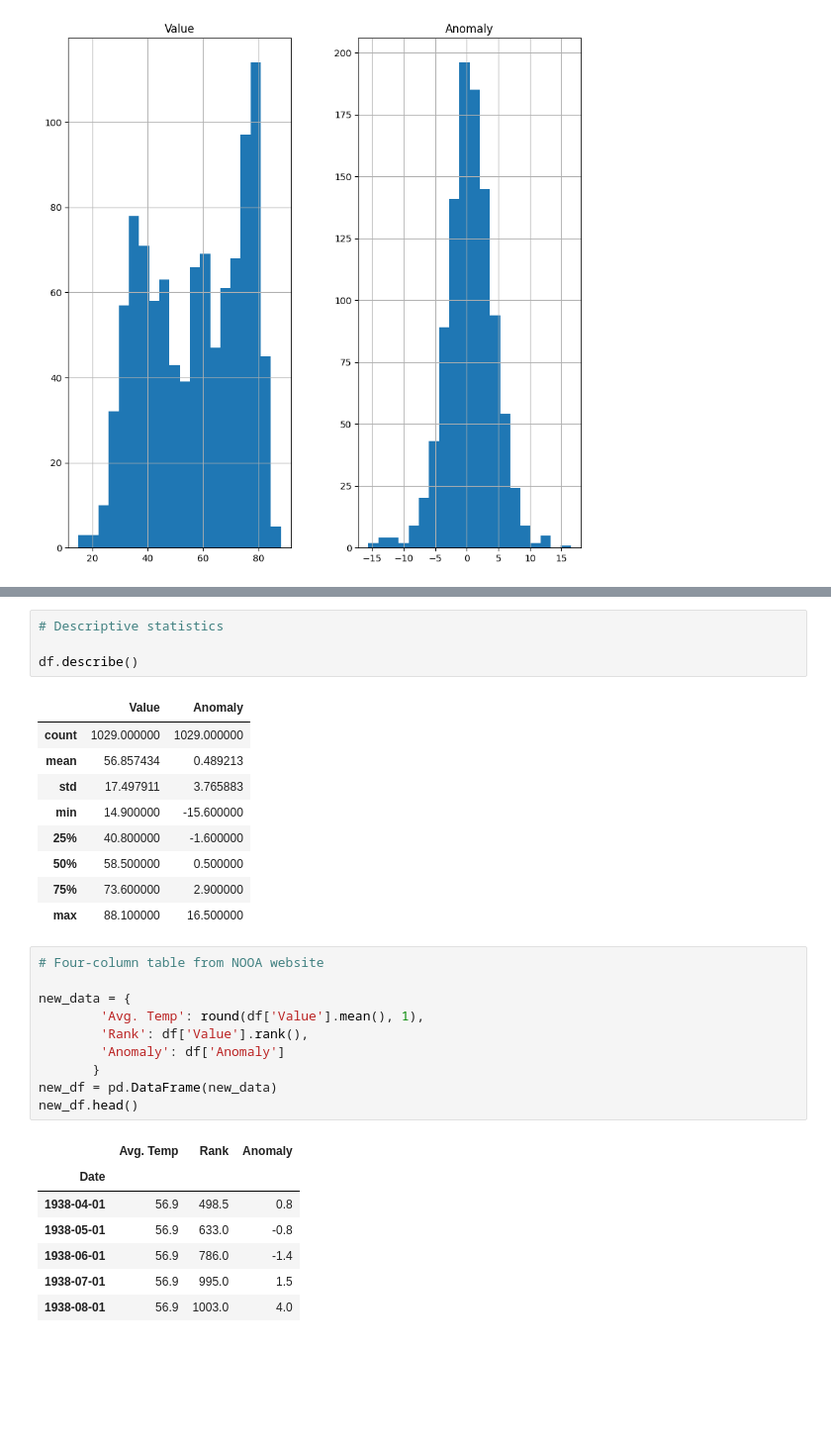
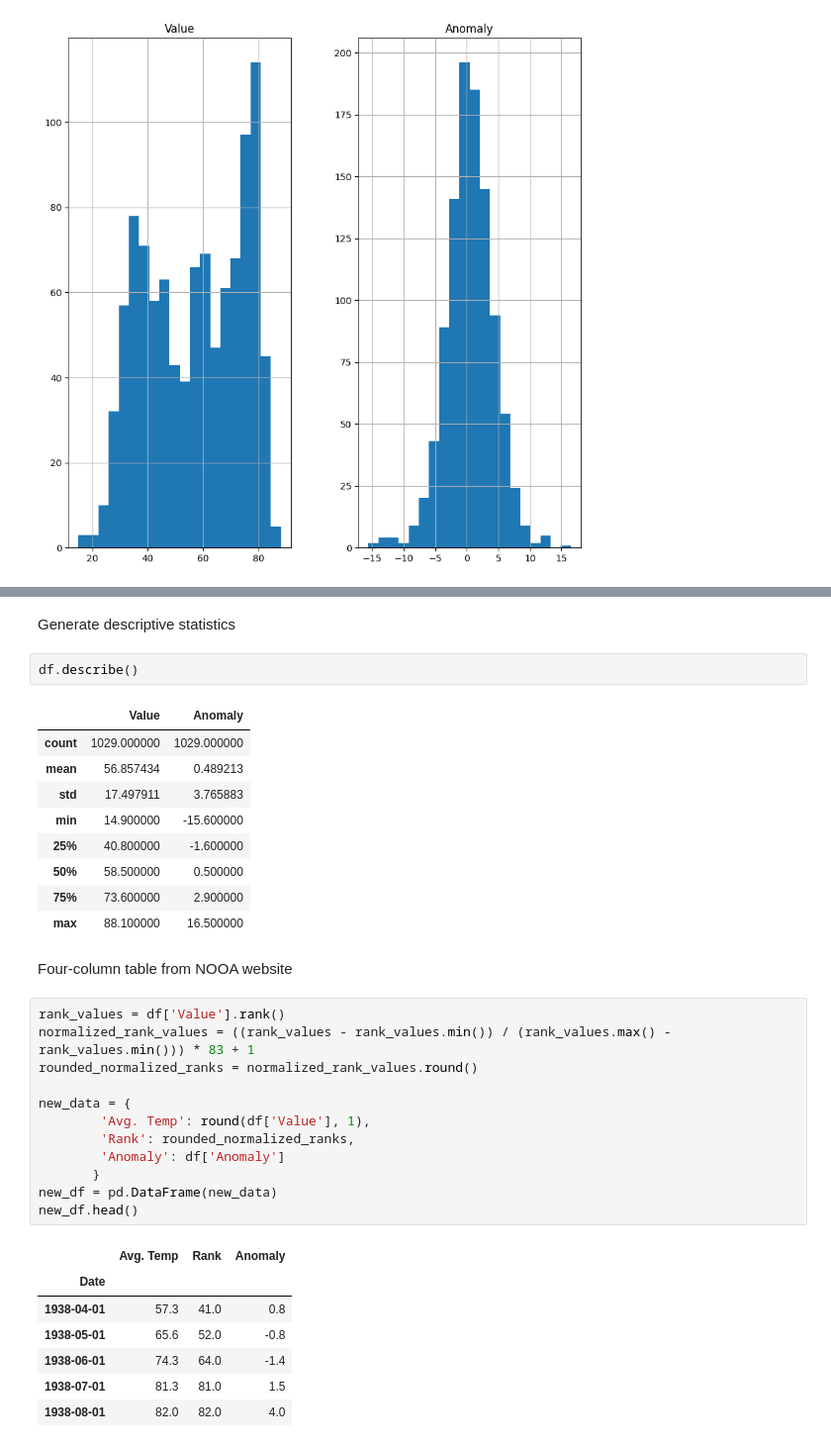
Before and after one commit to MarcinKvzniar/TimeSeriesAnalysis-Lists, a Jupyter notebook: Lab2/Lab2-2.ipynb, the cells around one changed output, grey strips where cells are left out. Shown at 99% size. Drawn from its saved outputs; the diff is of its cells as text; blank space fills up the shorter version.

```diff
--- a/Lab2/Lab2-2.ipynb
+++ b/Lab2/Lab2-2.ipynb
@@ -77,9 +81,9 @@ plt.figure(figsize=(10, 10))
 <Figure size 1000x1000 with 0 Axes>
 [figure]
 <Figure size 1000x1000 with 0 Axes>
+# %% [markdown]
+Generate descriptive statistics
 # %%
-# Descriptive statistics
-
 df.describe()
 # %% [output]
 |  | Value | Anomaly |
@@ -91,24 +95,28 @@ df.describe()
 | 50% | 58.500000 | 0.500000 |
 | 75% | 73.600000 | 2.900000 |
 | max | 88.100000 | 16.500000 |
+# %% [markdown]
+Four-column table from NOOA website
 # %%
-# Four-column table from NOOA website
+rank_values = df['Value'].rank()
+normalized_rank_values = ((rank_values - rank_values.min()) / (rank_values.max() - rank_values.min())) * 83 + 1
+rounded_normalized_ranks = normalized_rank_values.round()
 
 new_data = {
-        'Avg. Temp': round(df['Value'].mean(), 1),
-        'Rank': df['Value'].rank(),
+        'Avg. Temp': round(df['Value'], 1),
+        'Rank': rounded_normalized_ranks,
         'Anomaly': df['Anomaly']
        }
 new_df = pd.DataFrame(new_data)
 new_df.head()
 # %% [output]
 |  | Avg. Temp | Rank | Anomaly |
 | Date |  |  |  |
-| 1938-04-01 | 56.9 | 498.5 | 0.8 |
-| 1938-05-01 | 56.9 | 633.0 | -0.8 |
-| 1938-06-01 | 56.9 | 786.0 | -1.4 |
-| 1938-07-01 | 56.9 | 995.0 | 1.5 |
-| 1938-08-01 | 56.9 | 1003.0 | 4.0 |
+| 1938-04-01 | 57.3 | 41.0 | 0.8 |
+| 1938-05-01 | 65.6 | 52.0 | -0.8 |
+| 1938-06-01 | 74.3 | 64.0 | -1.4 |
+| 1938-07-01 | 81.3 | 81.0 | 1.5 |
+| 1938-08-01 | 82.0 | 82.0 | 4.0 |
 # %%
 # Table sorted by rank ascending
 
```
Also changed, not shown: parts of 12 cells of this notebook, 1 other file.
